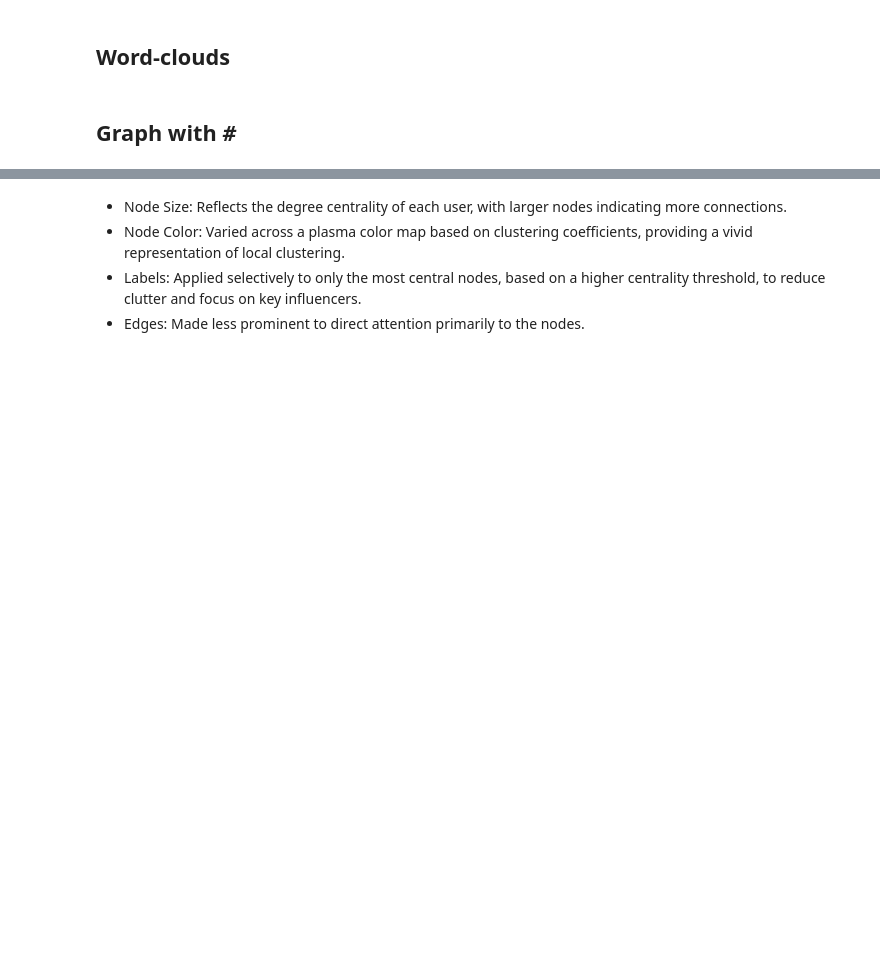
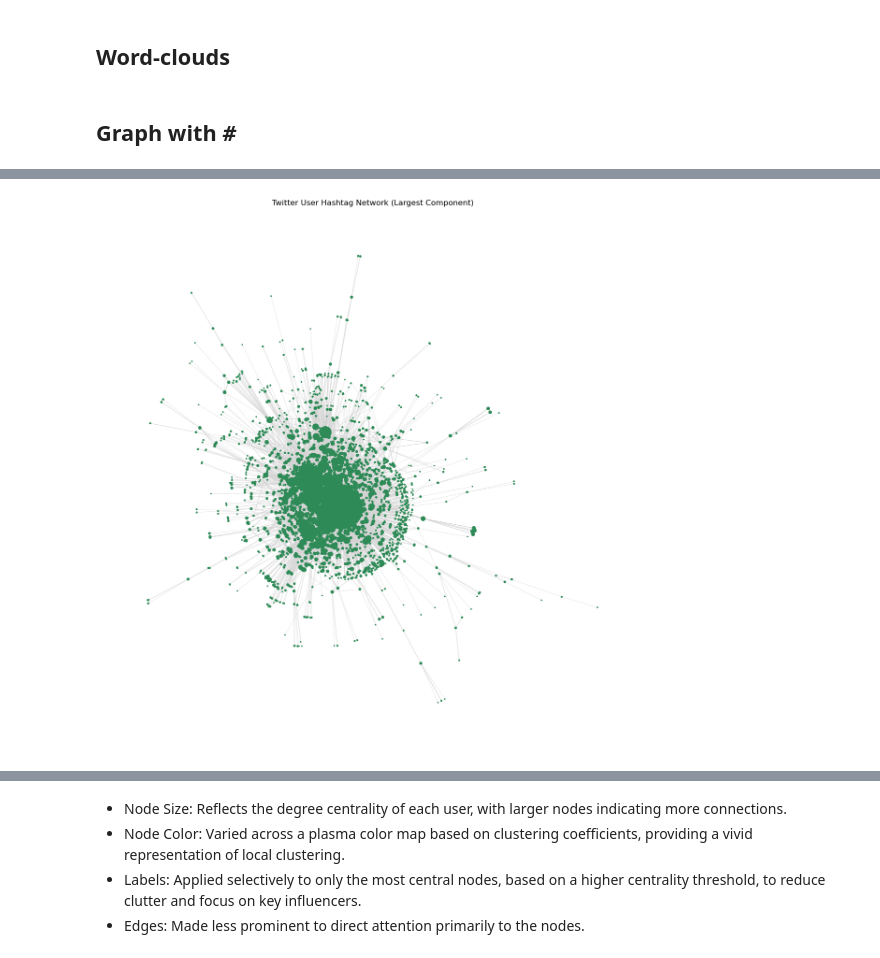
Before and after one commit to ZSoleimani/Tweets-network, a Jupyter notebook: Tweets-network.ipynb, the cells around one changed output, grey strips where cells are left out. Cells and saved outputs as stored; diff of their text form; code cells hidden in the pictures; blank space fills up the shorter version.

```diff
--- a/Tweets-network.ipynb
+++ b/Tweets-network.ipynb
@@ -797,24 +820,0 @@ plt.show()
-# %%
-# Node color by clustering coefficient
-clustering = nx.clustering(G_sampled)
-# Node size by degree centrality
-degree_centrality = nx.degree_centrality(G_sampled)
-
-# Recreate the subgraph around the central nodes
-H = G_sampled.subgraph(top_central_nodes)
-
-# Layout
-pos = nx.spring_layout(H, seed=42)
-
-# Visualization
-plt.figure(figsize=(15, 15))
-nodes = nx.draw_networkx_nodes(H, pos,
-                               node_size=[degree_centrality[node] * 10000 for node in H],
-                               node_color=[clustering[node] for node in H],
-                               cmap=plt.cm.coolwarm)
-edges = nx.draw_networkx_edges(H, pos, alpha=0.2)
-labels = nx.draw_networkx_labels(H, pos, font_size=10)
-plt.colorbar(nodes, label='Clustering Coefficient')
-plt.axis('off')
-plt.title('Core of Twitter User Hashtag Network')
-plt.show()
@@ -844,0 +821,23 @@ plt.show()
+# %%
+#extract connected components
+connected_components = nx.connected_components(G_sampled)
+
+# Get the largest connected component
+largest_component = max(connected_components, key=len)
+
+# Create a subgraph of the largest component
+G_largest = G_sampled.subgraph(largest_component)
+
+# Calculate node degrees (number of connections)
+degrees = dict(nx.degree(G_largest))
+
+# Draw the graph with node size proportional to degree and color by degree
+plt.figure(figsize=(15, 15))
+nodes = nx.draw_networkx_nodes(G_largest, pos, node_size=[v *2 for v in degrees.values()],
+                               node_color='seagreen')
+edges_draw = nx.draw_networkx_edges(G_largest, pos, alpha=0.4,edge_color='lightgrey')
+plt.axis('off')
+plt.title('Twitter User Hashtag Network (Largest Component)')
+plt.show()
+# %% [output]
+[figure, added]
```
Also changed, not shown: parts of 22 cells of this notebook.
